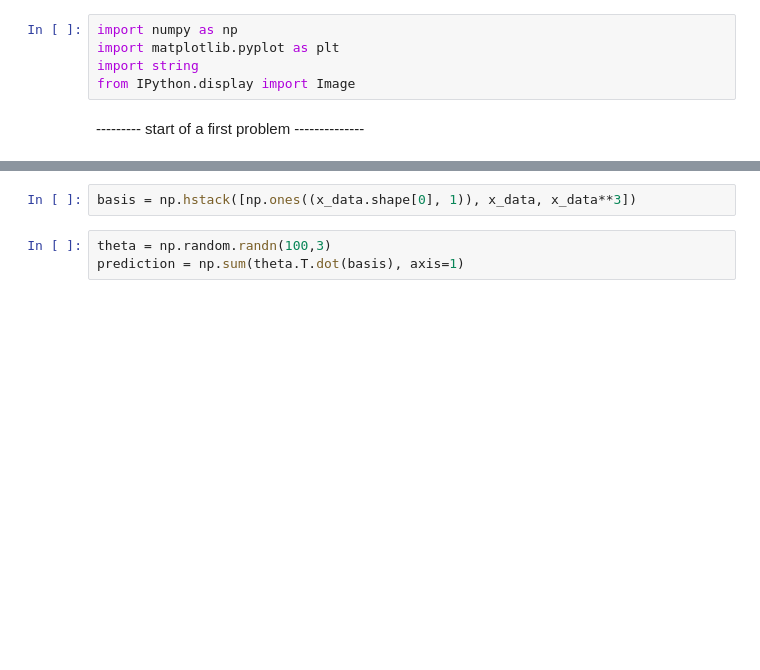
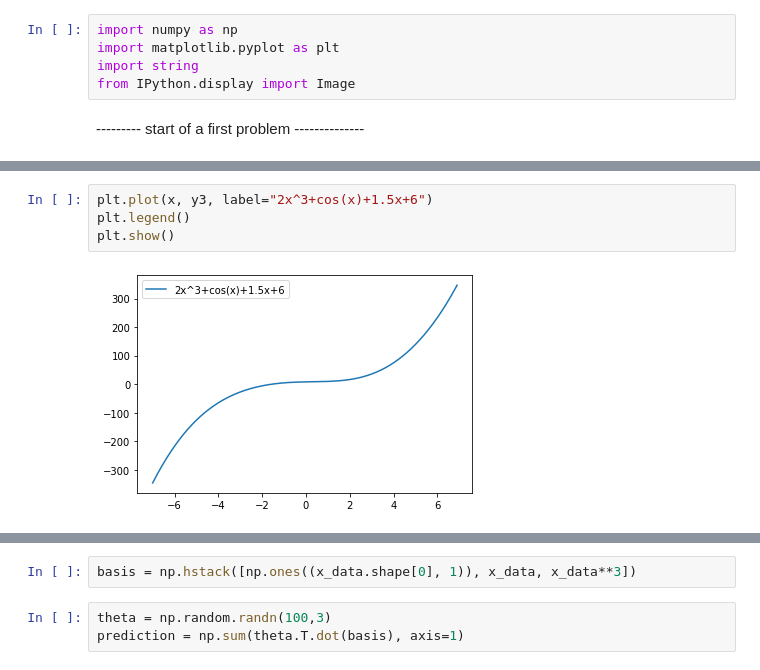
Before and after one commit to BorisOskolkov/MLcourse, a Jupyter notebook: asng01/A01_task.ipynb, the cells around one changed output, grey strips where cells are left out. Cells and saved outputs as stored; diff of their text form; blank space fills up the shorter version.

```diff
--- a/asng01/A01_task.ipynb
+++ b/asng01/A01_task.ipynb
@@ -30,0 +56,6 @@ plt.plot(x_test, y_test, 'go')
+# %%
+plt.plot(x, y3, label="2x^3+cos(x)+1.5x+6")
+plt.legend()
+plt.show()
+# %% [output]
+[figure, added]
```
Also changed, not shown: parts of 13 cells of this notebook.
